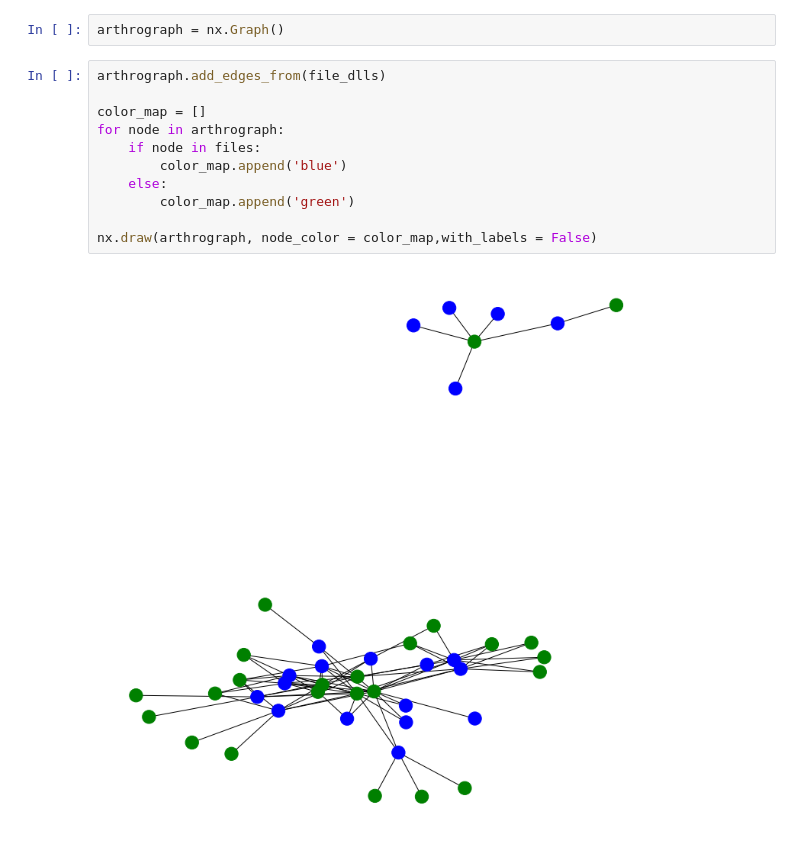
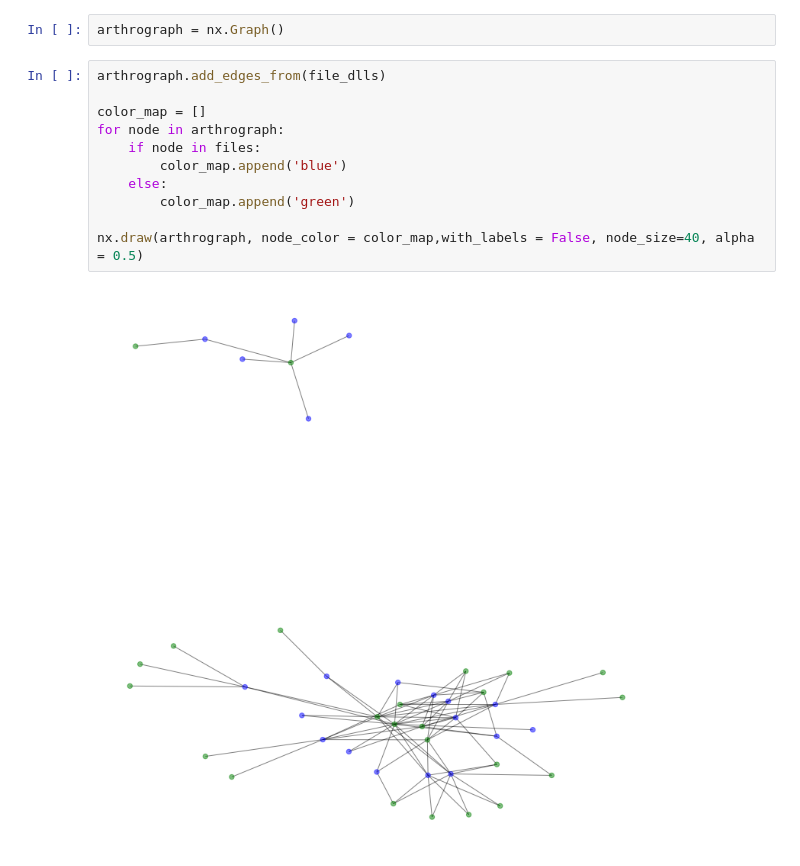
Before and after one commit to cbbruss/arthropod, a Jupyter notebook: notebooks/Explore_DLL_Network.ipynb, the cells around one changed output. Drawn from its saved outputs; the diff is of its cells as text.

```diff
--- a/notebooks/Explore_DLL_Network.ipynb
+++ b/notebooks/Explore_DLL_Network.ipynb
@@ -46,16 +46,16 @@ arthrograph = nx.Graph()
 # %%
 arthrograph.add_edges_from(file_dlls)
 
 color_map = []
 for node in arthrograph:
     if node in files:
         color_map.append('blue')
     else:
         color_map.append('green')
 
-nx.draw(arthrograph, node_color = color_map,with_labels = False)
+nx.draw(arthrograph, node_color = color_map,with_labels = False, node_size=40, alpha = 0.5)
 # %% [output]
-[figure, old version]
+[figure, new version]
 # %%
 arthrograph.add_edges_from(func_dlls)
 
```
Also changed, not shown: parts of 2 cells of this notebook.
